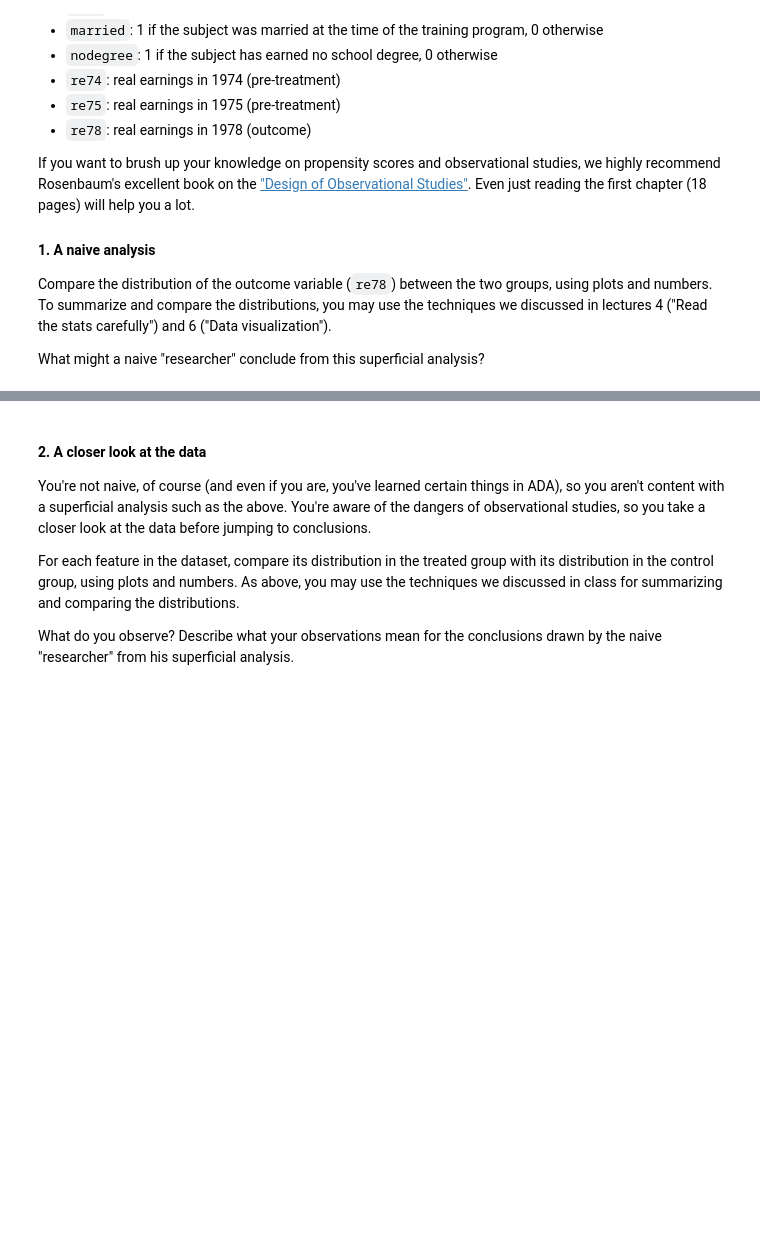
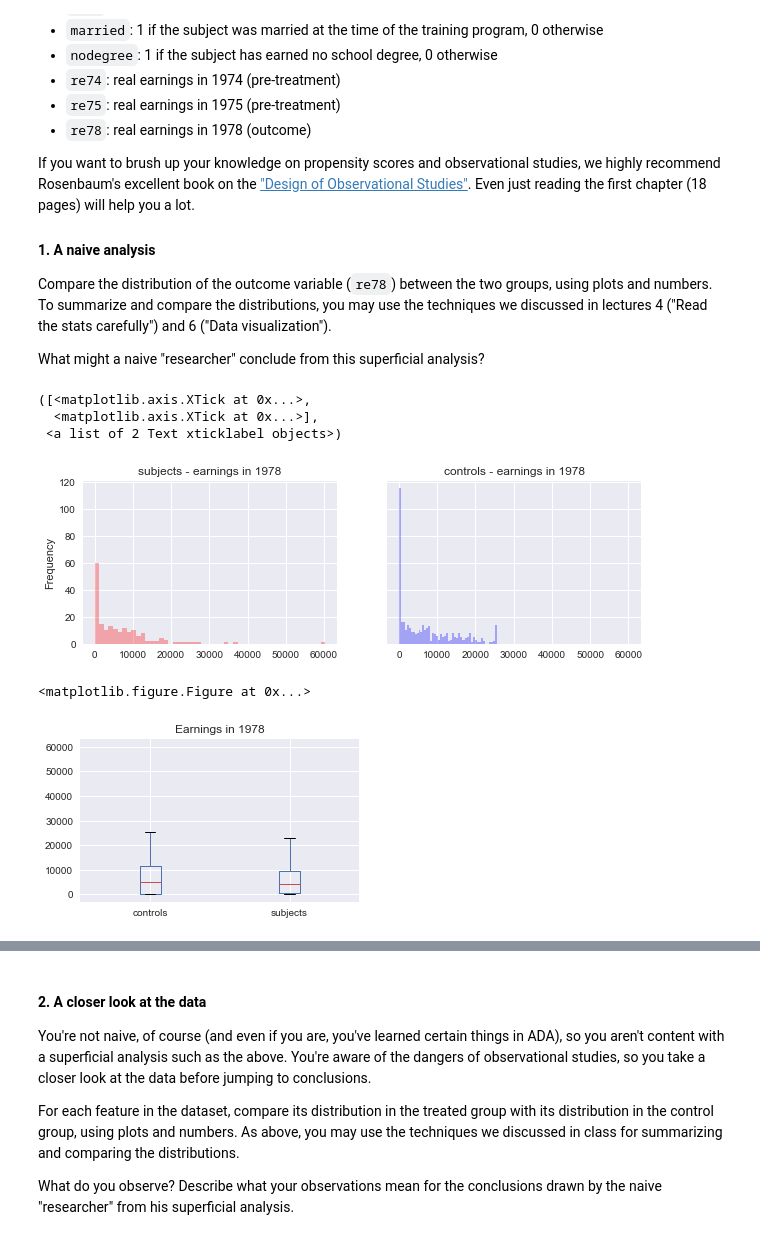
Before and after one commit to NicoBrun/ada2017, a Jupyter notebook: 04 - Applied ML/HW4.ipynb, the cells around one changed output, grey strips where cells are left out. Cells and saved outputs as stored; diff of their text form; code cells hidden in the pictures; blank space fills up the shorter version.

```diff
--- a/04 - Applied ML/HW4.ipynb
+++ b/04 - Applied ML/HW4.ipynb
@@ -48,3 +48,25 @@ Compare the distribution of the outcome variable (`re78`) between the two groups
 To summarize and compare the distributions, you may use the techniques we discussed in lectures 4 ("Read the stats carefully") and 6 ("Data visualization").
 
 What might a naive "researcher" conclude from this superficial analysis?
+# %%
+data = pd.read_csv('lalonde.csv', index_col=0)
+
+# split for naive work
+subjects = data.loc[data['treat']==1]
+controls = data.loc[data['treat']==0]
+
+fig, axes = plt.subplots(1, 2, figsize=(10,3), sharex=True,sharey=True);
+
+subjects['re78'].plot.hist(ax=axes[0],facecolor='red',alpha=0.3, bins=50, title='subjects - earnings in 1978')
+controls['re78'].plot.hist(ax=axes[1],facecolor='blue',alpha=0.3, bins=50,title='controls - earnings in 1978')
+
+plt.figure()
+pd.concat([controls['re78'],subjects['re78']],axis=1).plot.box(figsize=[5,3], title='Earnings in 1978')
+plt.xticks([1,2],['controls','subjects'])
+# %% [output]
+([<matplotlib.axis.XTick at 0x...>,
+  <matplotlib.axis.XTick at 0x...>],
+ <a list of 2 Text xticklabel objects>)
+[figure, added]
+<matplotlib.figure.Figure at 0x...>
+[figure, added]
```
Also changed, not shown: parts of 37 cells of this notebook.
